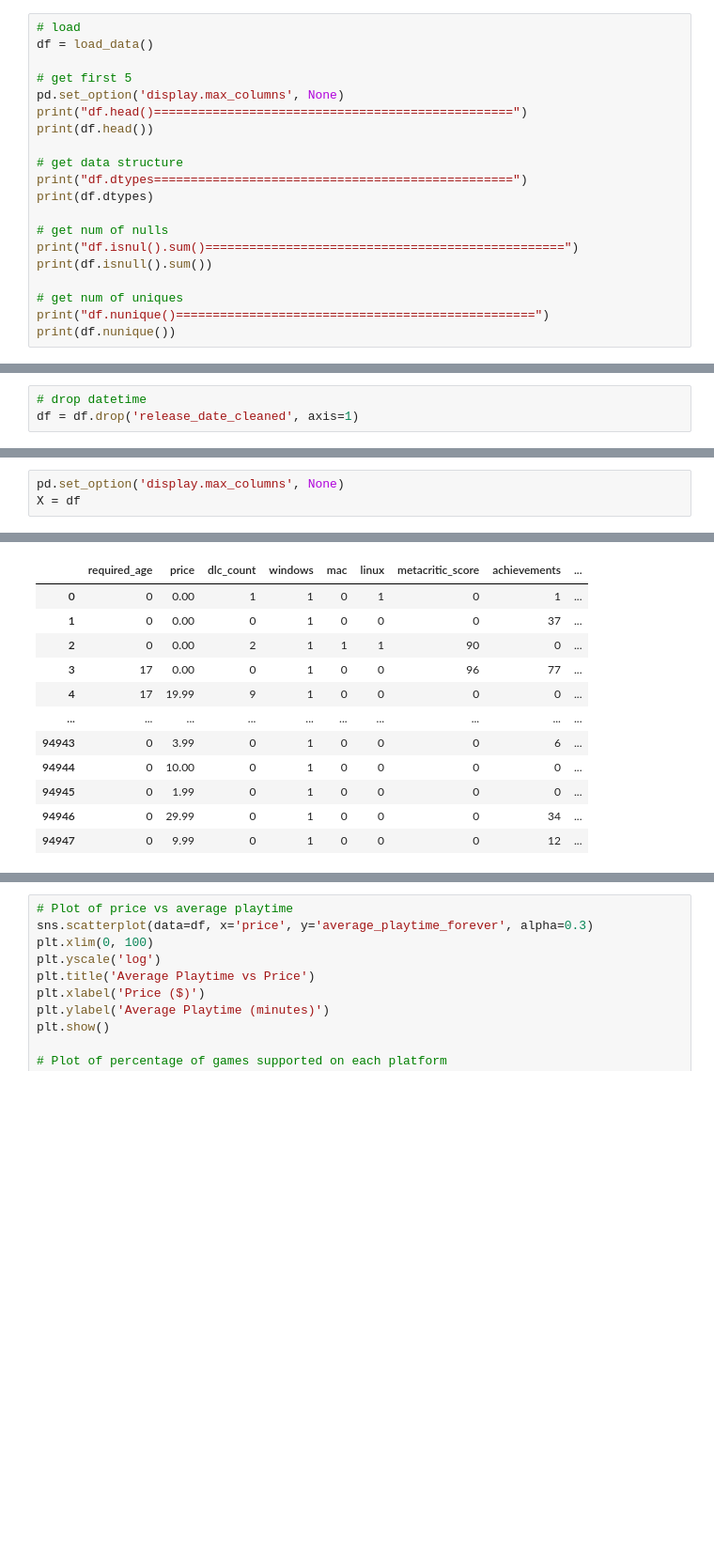
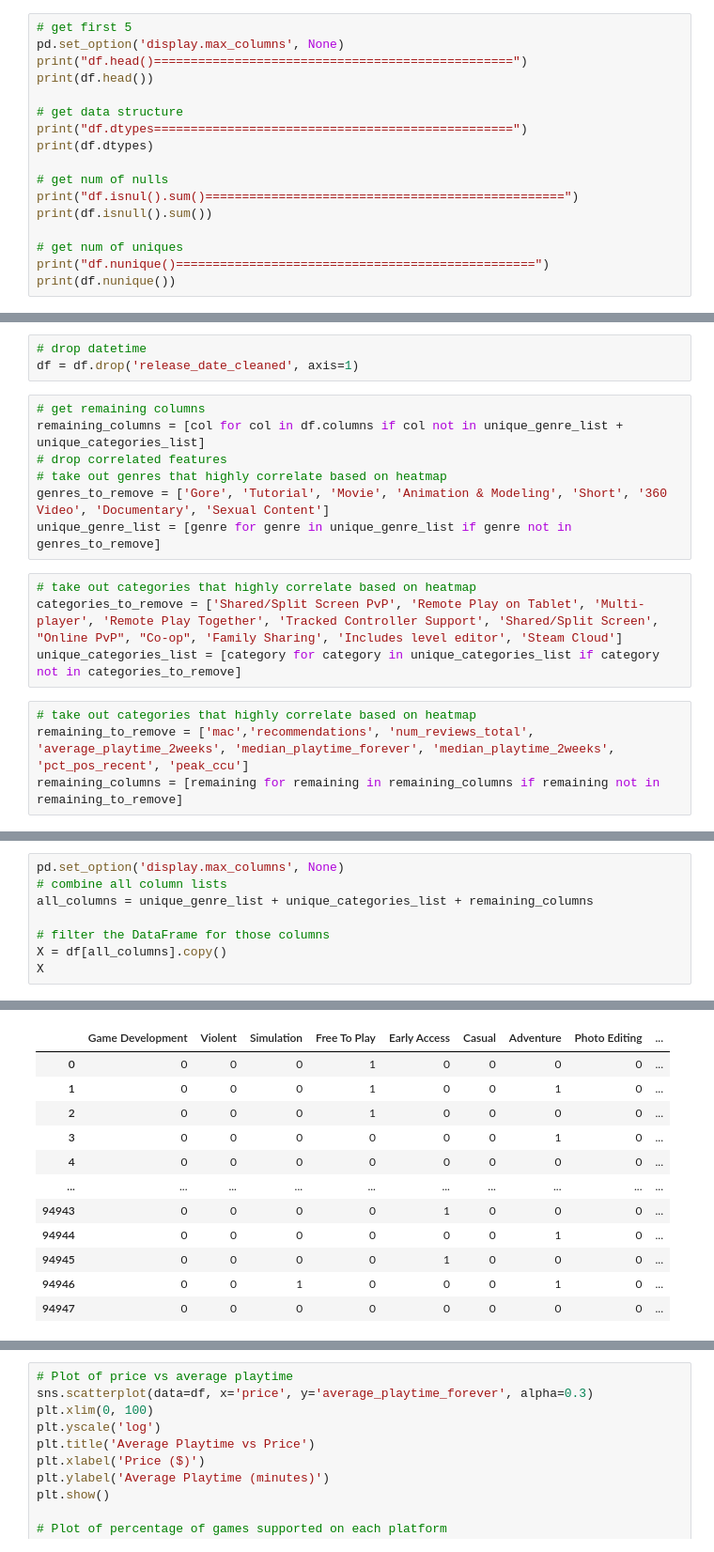
Before and after one commit to bvogler10/CS506_FinalProject, a Jupyter notebook: new-game-plus-backend/newgameplus/notebook.ipynb, the cells around one changed output, grey strips where cells are left out. Shown at 94% size. Drawn from its saved outputs; the diff is of its cells as text; blank space fills up the shorter version.

```diff
--- a/new-game-plus-backend/newgameplus/notebook.ipynb
+++ b/new-game-plus-backend/newgameplus/notebook.ipynb
@@ -14,7 +22,4 @@ import seaborn as sns
 # %%
-# load
-df = load_data()
-
 # get first 5
 pd.set_option('display.max_columns', None)
 print("df.head()=================================================")
@@ -191,6 +196,21 @@ df['linux'] = df['linux'].astype(int)
 # %%
 # drop datetime
 df = df.drop('release_date_cleaned', axis=1)
+# %%
+# get remaining columns
+remaining_columns = [col for col in df.columns if col not in unique_genre_list + unique_categories_list]
+# drop correlated features
+# take out genres that highly correlate based on heatmap
+genres_to_remove = ['Gore', 'Tutorial', 'Movie', 'Animation & Modeling', 'Short', '360 Video', 'Documentary', 'Sexual Content']
+unique_genre_list = [genre for genre in unique_genre_list if genre not in genres_to_remove]
+# %%
+# take out categories that highly correlate based on heatmap
+categories_to_remove = ['Shared/Split Screen PvP', 'Remote Play on Tablet', 'Multi-player', 'Remote Play Together', 'Tracked Controller Support', 'Shared/Split Screen', "Online PvP", "Co-op", 'Family Sharing', 'Includes level editor', 'Steam Cloud']
+unique_categories_list = [category for category in unique_categories_list if category not in categories_to_remove]
+# %%
+# take out categories that highly correlate based on heatmap
+remaining_to_remove = ['mac','recommendations', 'num_reviews_total', 'average_playtime_2weeks', 'median_playtime_forever', 'median_playtime_2weeks', 'pct_pos_recent', 'peak_ccu']
+remaining_columns = [remaining for remaining in remaining_columns if remaining not in remaining_to_remove]
 # %%
 # heatmap correlation for genres
 # we can find out what genres to drop (the dependent ones)
@@ -224,4 +243,9 @@ plt.show()
 # %%
 pd.set_option('display.max_columns', None)
-X = df
+# combine all column lists
+all_columns = unique_genre_list + unique_categories_list + remaining_columns
+
+# filter the DataFrame for those columns
+X = df[all_columns].copy()
+X
 # %% [output]
@@ -228,12 +255,12 @@ X = df
-|  | required_age | price | dlc_count | windows | mac | linux | metacritic_score | achievements | ... |
-| 0 | 0 | 0.00 | 1 | 1 | 0 | 1 | 0 | 1 | ... |
-| 1 | 0 | 0.00 | 0 | 1 | 0 | 0 | 0 | 37 | ... |
-| 2 | 0 | 0.00 | 2 | 1 | 1 | 1 | 90 | 0 | ... |
-| 3 | 17 | 0.00 | 0 | 1 | 0 | 0 | 96 | 77 | ... |
-| 4 | 17 | 19.99 | 9 | 1 | 0 | 0 | 0 | 0 | ... |
+|  | Game Development | Violent | Simulation | Free To Play | Early Access | Casual | Adventure | Photo Editing | ... |
+| 0 | 0 | 0 | 0 | 1 | 0 | 0 | 0 | 0 | ... |
+| 1 | 0 | 0 | 0 | 1 | 0 | 0 | 1 | 0 | ... |
+| 2 | 0 | 0 | 0 | 1 | 0 | 0 | 0 | 0 | ... |
+| 3 | 0 | 0 | 0 | 0 | 0 | 0 | 1 | 0 | ... |
+| 4 | 0 | 0 | 0 | 0 | 0 | 0 | 0 | 0 | ... |
 | ... | ... | ... | ... | ... | ... | ... | ... | ... | ... |
-| 94943 | 0 | 3.99 | 0 | 1 | 0 | 0 | 0 | 6 | ... |
-| 94944 | 0 | 10.00 | 0 | 1 | 0 | 0 | 0 | 0 | ... |
-| 94945 | 0 | 1.99 | 0 | 1 | 0 | 0 | 0 | 0 | ... |
-| 94946 | 0 | 29.99 | 0 | 1 | 0 | 0 | 0 | 34 | ... |
-| 94947 | 0 | 9.99 | 0 | 1 | 0 | 0 | 0 | 12 | ... |
+| 94943 | 0 | 0 | 0 | 0 | 1 | 0 | 0 | 0 | ... |
+| 94944 | 0 | 0 | 0 | 0 | 0 | 0 | 1 | 0 | ... |
+| 94945 | 0 | 0 | 0 | 0 | 1 | 0 | 0 | 0 | ... |
+| 94946 | 0 | 0 | 1 | 0 | 0 | 0 | 1 | 0 | ... |
+| 94947 | 0 | 0 | 0 | 0 | 0 | 0 | 0 | 0 | ... |
```
Also changed, not shown: parts of 7 cells of this notebook.
